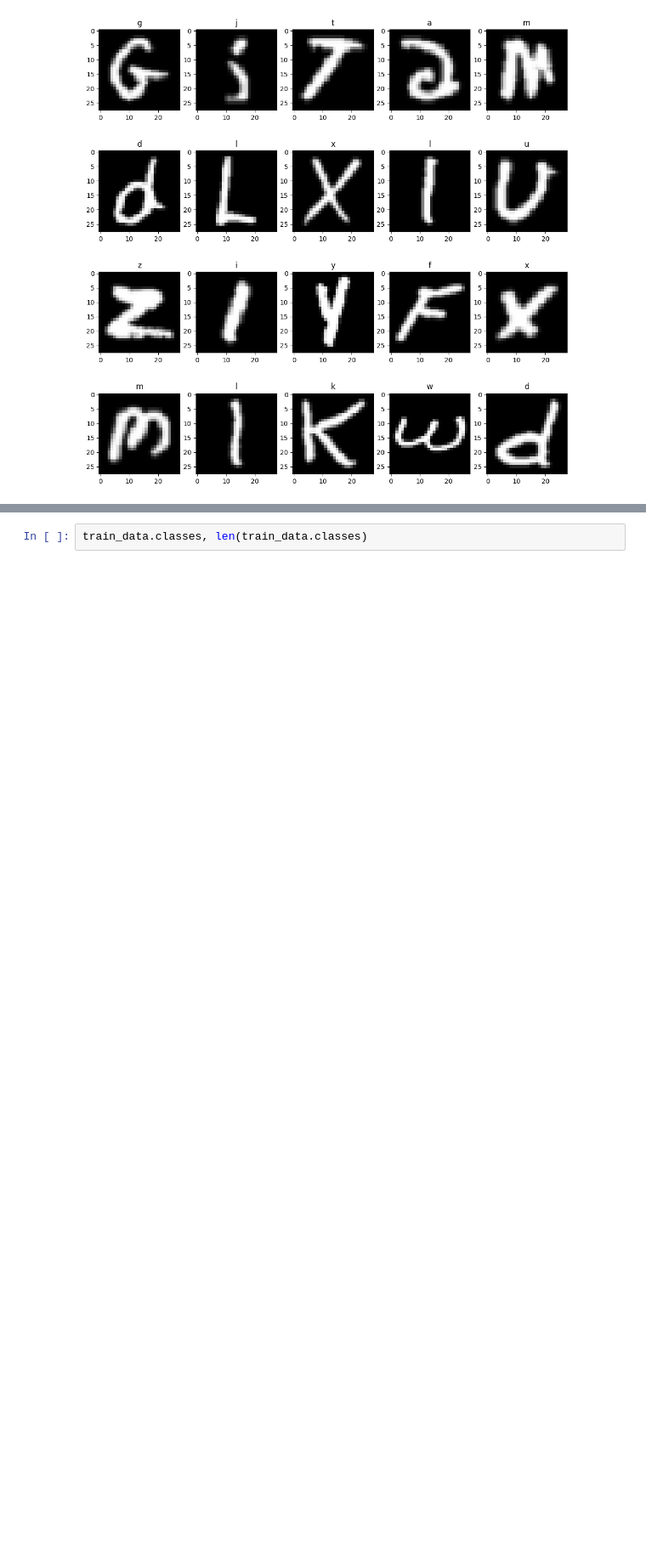
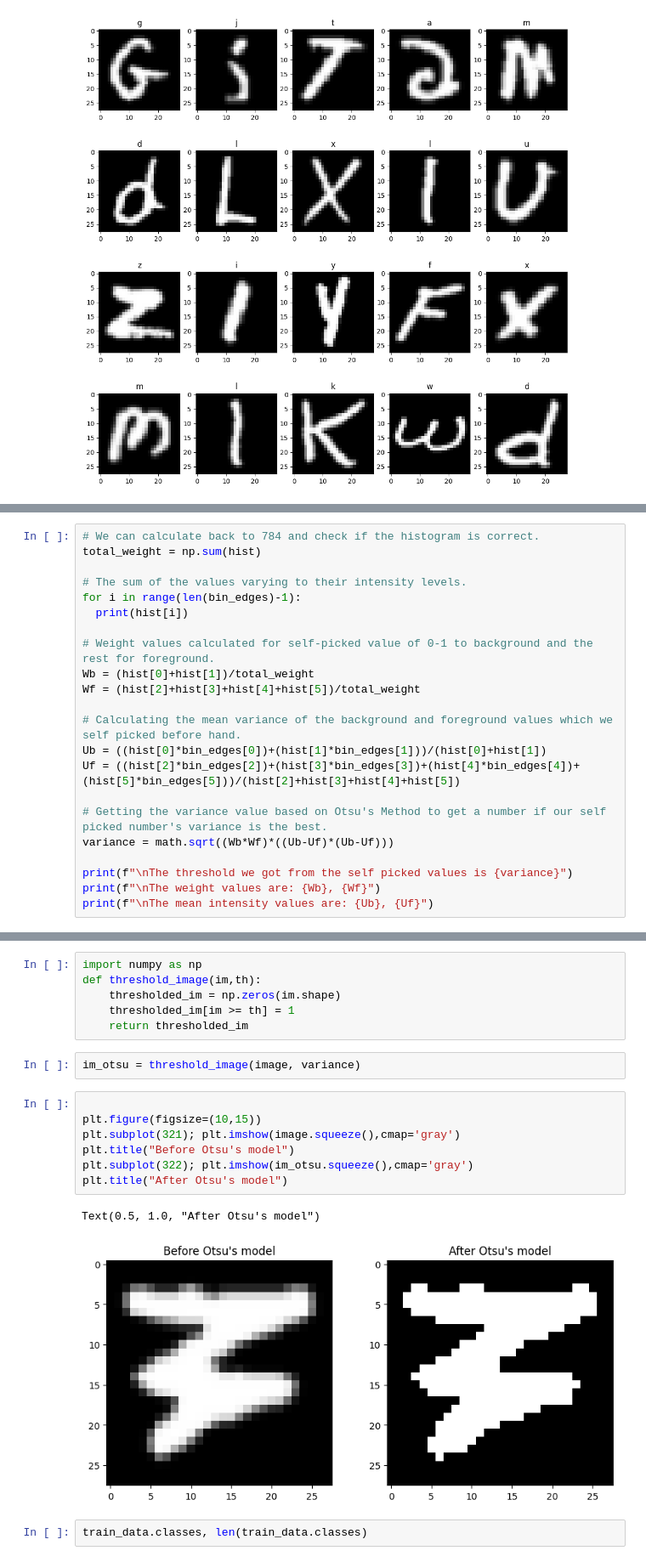
Before and after one commit to haldonmez/handwritten-letter-recognition-model, a Jupyter notebook: emnist_model_4.ipynb, the cells around one changed output, grey strips where cells are left out. Shown at 85% size. Saved outputs shown, nothing was run; the diff lists cells and outputs as text; blank space fills up the shorter version.

Commit message:
Update
Otsu's model first appliance

```diff
--- a/emnist_model_4.ipynb
+++ b/emnist_model_4.ipynb
@@ -60,0 +88,22 @@ plt.show()
+# %%
+# We can calculate back to 784 and check if the histogram is correct.
+total_weight = np.sum(hist)
+
+# The sum of the values varying to their intensity levels.
+for i in range(len(bin_edges)-1):
+  print(hist[i])
+
+# Weight values calculated for self-picked value of 0-1 to background and the rest for foreground.
+Wb = (hist[0]+hist[1])/total_weight
+Wf = (hist[2]+hist[3]+hist[4]+hist[5])/total_weight
+
+# Calculating the mean variance of the background and foreground values which we self picked before hand.
+Ub = ((hist[0]*bin_edges[0])+(hist[1]*bin_edges[1]))/(hist[0]+hist[1])
+Uf = ((hist[2]*bin_edges[2])+(hist[3]*bin_edges[3])+(hist[4]*bin_edges[4])+(hist[5]*bin_edges[5]))/(hist[2]+hist[3]+hist[4]+hist[5])
+
+# Getting the variance value based on Otsu's Method to get a number if our self picked number's variance is the best.
+variance = math.sqrt((Wb*Wf)*((Ub-Uf)*(Ub-Uf)))
+
+print(f"\nThe threshold we got from the self picked values is {variance}")
+print(f"\nThe weight values are: {Wb}, {Wf}")
+print(f"\nThe mean intensity values are: {Ub}, {Uf}")
@@ -61,3 +123,21 @@ plt.show()
+# %%
+import numpy as np
+def threshold_image(im,th):
+    thresholded_im = np.zeros(im.shape)
+    thresholded_im[im >= th] = 1
+    return thresholded_im
+# %%
+im_otsu = threshold_image(image, variance)
+# %%
+
+plt.figure(figsize=(10,15))
+plt.subplot(321); plt.imshow(image.squeeze(),cmap='gray')
+plt.title("Before Otsu's model")
+plt.subplot(322); plt.imshow(im_otsu.squeeze(),cmap='gray')
+plt.title("After Otsu's model")
+# %% [output]
+Text(0.5, 1.0, "After Otsu's model")
+[figure, added]
 # %%
 train_data.classes, len(train_data.classes)
 # %% [output]
```
Also changed, not shown: parts of 3 cells of this notebook.
